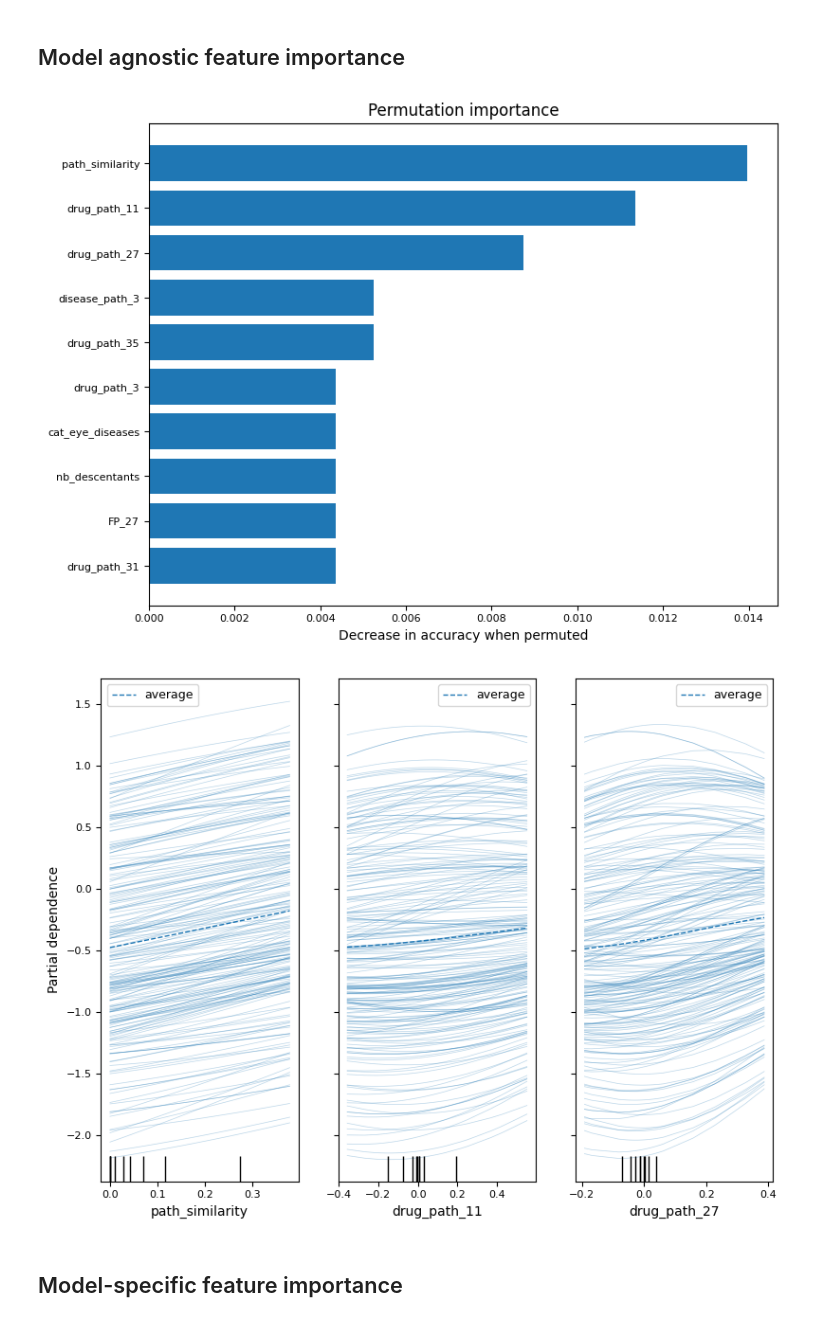
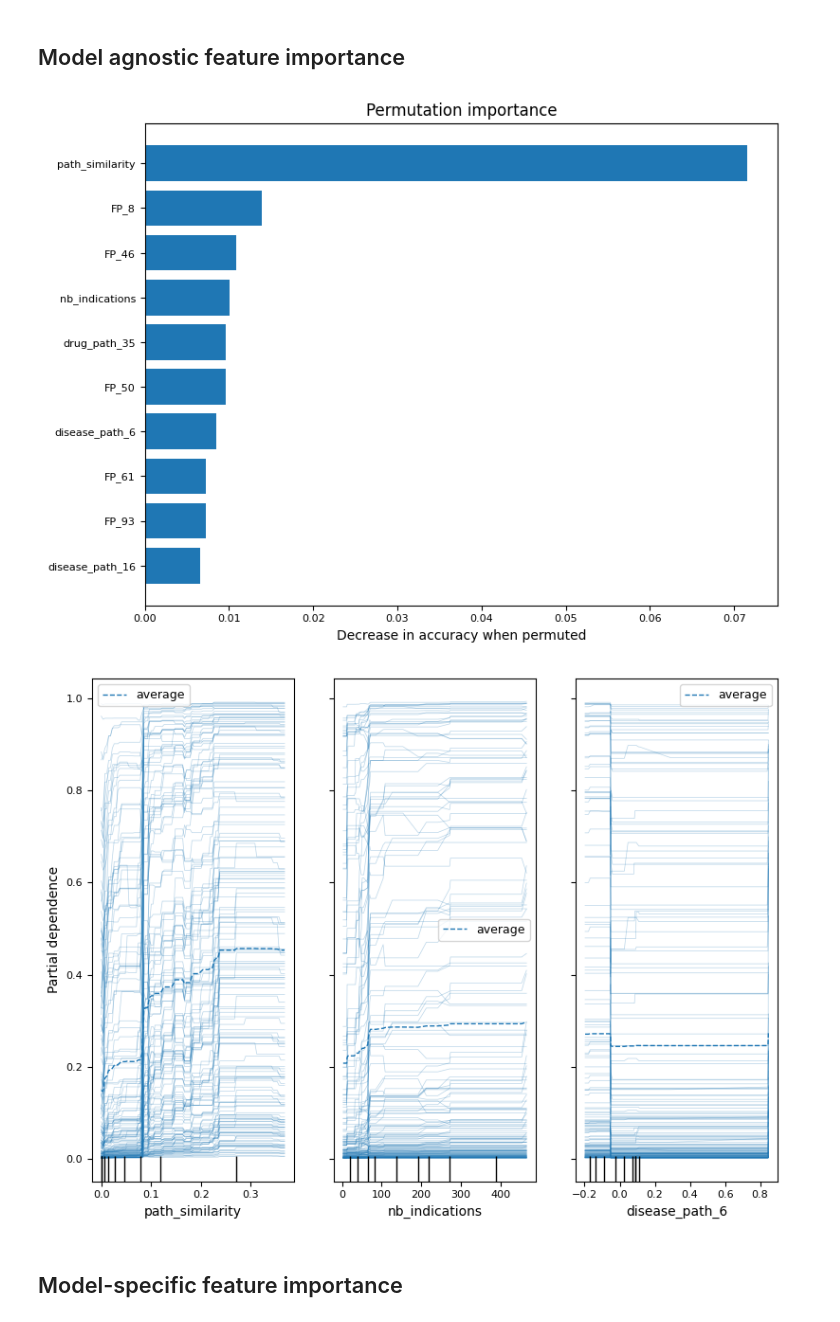
Before and after one commit to Vladislav-Antipin/DALAS-Project, a Jupyter notebook: notebooks/04-model_training.ipynb, the cells around one changed output. Saved outputs shown, nothing was run; the diff lists cells and outputs as text; code cells hidden in the pictures.

```diff
--- a/notebooks/04-model_training.ipynb
+++ b/notebooks/04-model_training.ipynb
@@ -79,7 +79,7 @@ merged_df = merged_df.drop(columns = ["name_similarity"])
 # %% [markdown]
 # Prepare train and test set
 # %%
-SPLIT_BY_TIME = True
+SPLIT_BY_TIME = False
 TRAIN_SIZE = 0.80
 
 if SPLIT_BY_TIME:
@@ -442,24 +440,24 @@ if y_proba is not None:
 # %% [markdown]
 ## Model agnostic feature importance
 # %%
-perm_imp = permutation_importance(estimator=model, X=X_test, y=y_test, n_repeats=5)
+perm_imp = permutation_importance(estimator=model, X=X_test, y=y_test, n_repeats=5, scoring="balanced_accuracy")
 
 # Compute a dataframe to sum up the results
 perm_importances = pd.DataFrame({
     "feature" : X.columns,
     "mean_importance" : perm_imp["importances_mean"],
     "std_importance" : perm_imp["importances_std"]
 })
 perm_importances.sort_values(by="mean_importance", ascending=False, inplace=True, ignore_index=True)
 plt.figure()
 plt.barh(perm_importances["feature"][:10][::-1], perm_importances["mean_importance"][:10][::-1])
 plt.xlabel("Decrease in accuracy when permuted")
 plt.title("Permutation importance")
 plt.tight_layout()
 plt.savefig(FIG_PATH+ MODEL_NAME +"-perm_importance.png", dpi=300, bbox_inches="tight")
 plt.show()
 # %% [output]
-[figure, old version]
+[figure, new version]
 # %%
 DO_2D_PDD = False # can be slow
 
@@ -490,7 +488,7 @@ if DO_2D_PDD:
     plt.savefig(FIG_PATH+ MODEL_NAME +"-2d_partial_dependence.png", dpi=300, bbox_inches="tight")
     plt.show()
 # %% [output]
-[figure, old version]
+[figure, new version]
 # %% [markdown]
 ## Model-specific feature importance
 # %%
```
Also changed, not shown: parts of 8 cells of this notebook, 14 other files.
